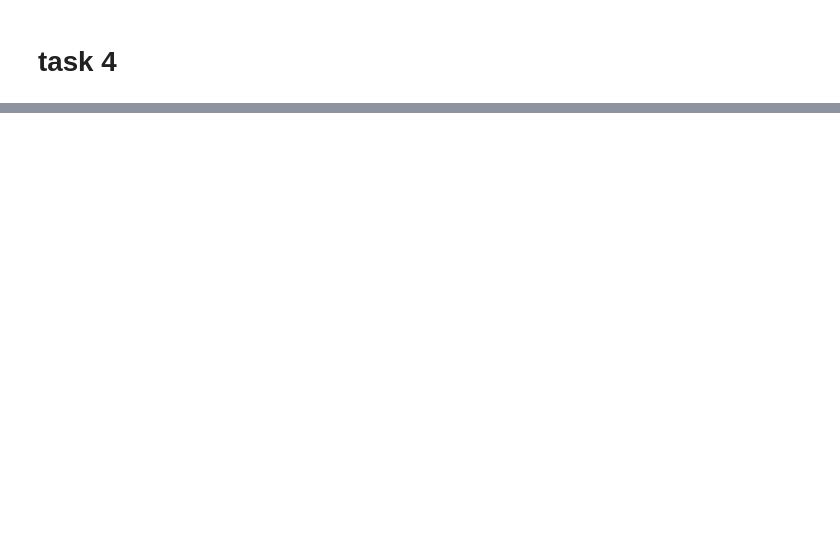
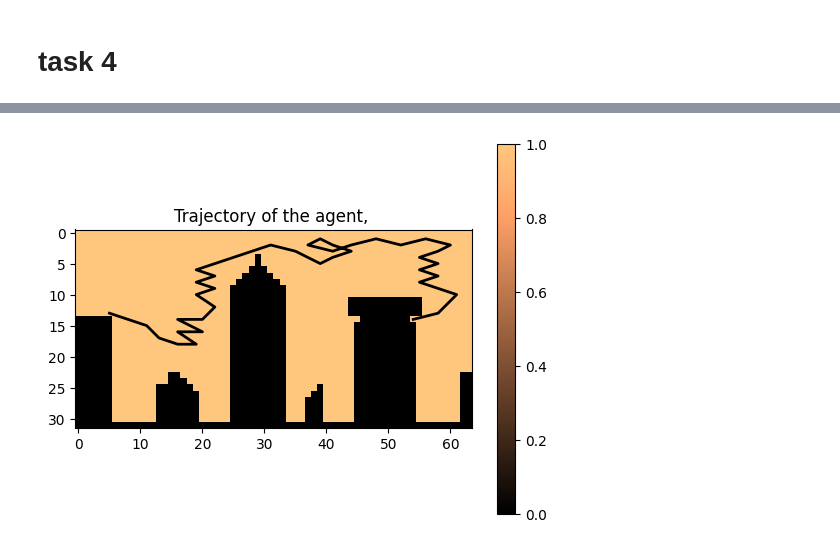
Before and after one commit to saraahmadi3/inf368, a Jupyter notebook: p4/sky.ipynb, the cells around one changed output, grey strips where cells are left out. Cells and saved outputs as stored; diff of their text form; code cells hidden in the pictures; blank space fills up the shorter version.

```diff
--- a/p4/sky.ipynb
+++ b/p4/sky.ipynb
@@ -355,10 +453,13 @@ total_reward, trajectory = follow_policy(env, policy)
 # %%
-plt.imshow(env_map, cmap='viridis', interpolation='nearest')  # Use 'viridis' or another colormap as needed
+plt.imshow(env_map, cmap='copper', interpolation='nearest')  # Use 'viridis' or another colormap as needed
 plt.colorbar()
 plt.plot([x[1] for x in trajectory], [x[0] for x in trajectory], color='black', markersize=5, linewidth=2)
 
 # Show the plot
+plt.title("Trajectory of the agent, ")
 plt.show()
+# %% [output]
+[figure, added]
 # %%
 # # Other parts of your original code omitted for brevity
 # # ...action_space = [0, 1]
```
Also changed, not shown: parts of 16 cells of this notebook.
